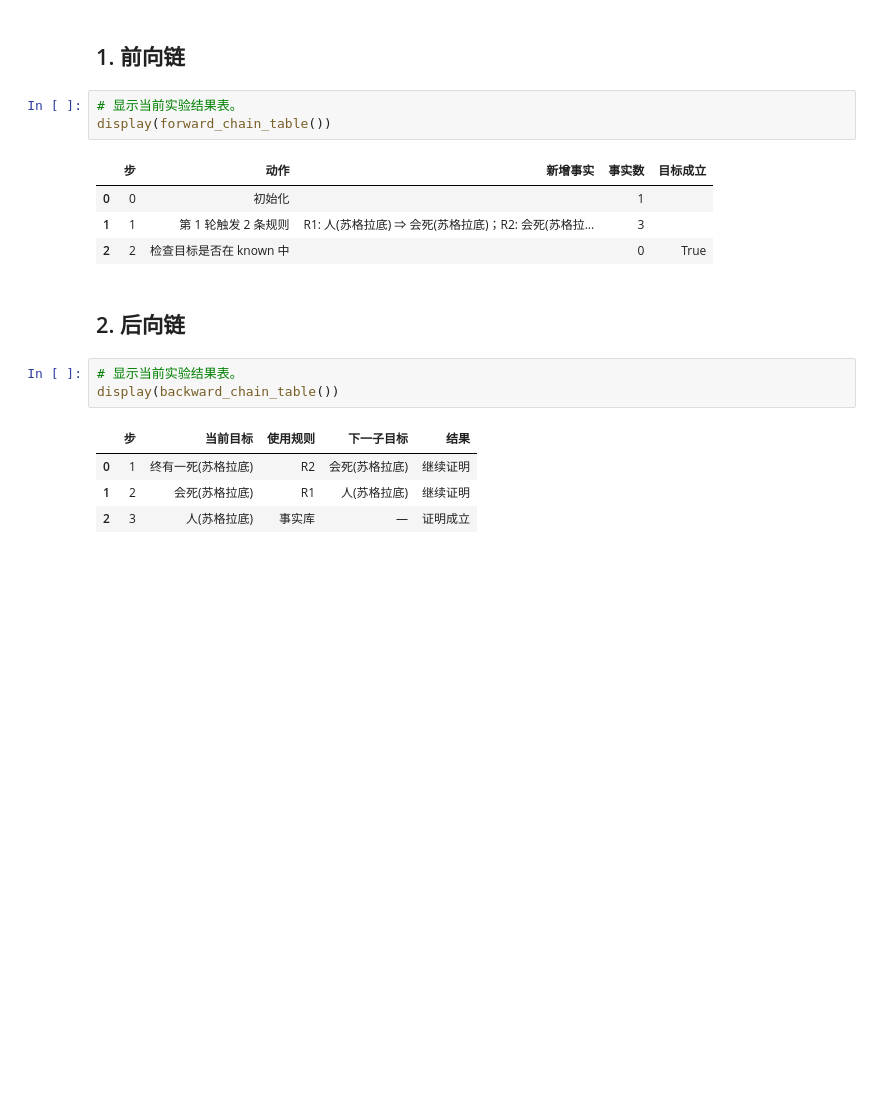
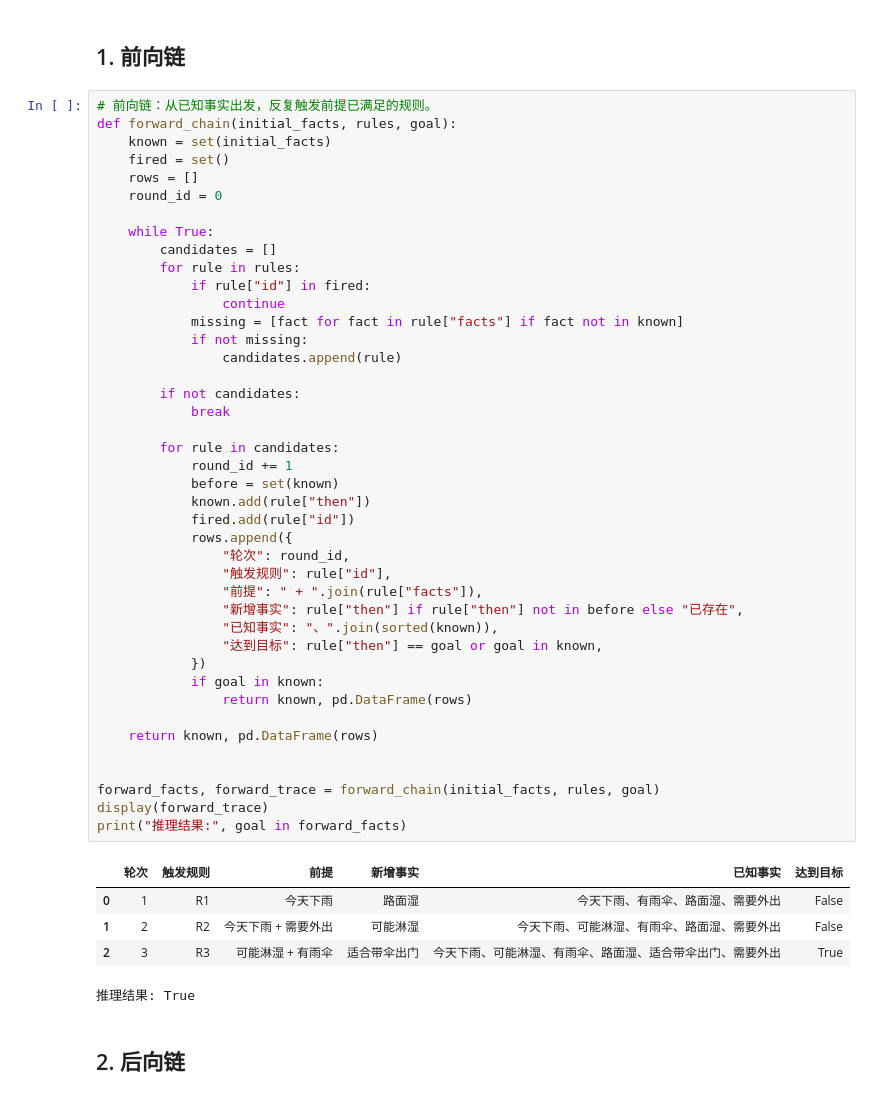
Before and after one commit to zhesun-0209/ai-thinking-labs, a Jupyter notebook: notebooks/ch06_forward_backward_chain.ipynb, the cells around one changed output. Cells and saved outputs as stored; diff of their text form; blank space fills up the shorter version.

```diff
--- a/notebooks/ch06_forward_backward_chain.ipynb
+++ b/notebooks/ch06_forward_backward_chain.ipynb
@@ -79,20 +91,52 @@ display(rules_table())
 # %% [markdown]
 ## 1. 前向链
-# %%
-# 显示当前实验结果表。
-display(forward_chain_table())
-# %% [output]
-|  | 步 | 动作 | 新增事实 | 事实数 | 目标成立 |
-| 0 | 0 | 初始化 |  | 1 |  |
-| 1 | 1 | 第 1 轮触发 2 条规则 | R1: 人(苏格拉底) ⇒ 会死(苏格拉底)；R2: 会死(苏格拉... | 3 |  |
-| 2 | 2 | 检查目标是否在 known 中 |  | 0 | True |
+# %%
+# 前向链：从已知事实出发，反复触发前提已满足的规则。
+def forward_chain(initial_facts, rules, goal):
+    known = set(initial_facts)
+    fired = set()
+    rows = []
+    round_id = 0
+
+    while True:
+        candidates = []
+        for rule in rules:
+            if rule["id"] in fired:
+                continue
+            missing = [fact for fact in rule["facts"] if fact not in known]
+            if not missing:
+                candidates.append(rule)
+
+        if not candidates:
+            break
+
+        for rule in candidates:
+            round_id += 1
+            before = set(known)
+            known.add(rule["then"])
+            fired.add(rule["id"])
+            rows.append({
+                "轮次": round_id,
+                "触发规则": rule["id"],
+                "前提": " + ".join(rule["facts"]),
+                "新增事实": rule["then"] if rule["then"] not in before else "已存在",
+                "已知事实": "、".join(sorted(known)),
+                "达到目标": rule["then"] == goal or goal in known,
+            })
+            if goal in known:
+                return known, pd.DataFrame(rows)
+
+    return known, pd.DataFrame(rows)
+
+
+forward_facts, forward_trace = forward_chain(initial_facts, rules, goal)
+display(forward_trace)
+print("推理结果:", goal in forward_facts)
+# %% [output]
+|  | 轮次 | 触发规则 | 前提 | 新增事实 | 已知事实 | 达到目标 |
+| 0 | 1 | R1 | 今天下雨 | 路面湿 | 今天下雨、有雨伞、路面湿、需要外出 | False |
+| 1 | 2 | R2 | 今天下雨 + 需要外出 | 可能淋湿 | 今天下雨、可能淋湿、有雨伞、路面湿、需要外出 | False |
+| 2 | 3 | R3 | 可能淋湿 + 有雨伞 | 适合带伞出门 | 今天下雨、可能淋湿、有雨伞、路面湿、适合带伞出门、需要外出 | True |
+推理结果: True
 # %% [markdown]
 ## 2. 后向链
-# %%
-# 显示当前实验结果表。
-display(backward_chain_table())
-# %% [output]
-|  | 步 | 当前目标 | 使用规则 | 下一子目标 | 结果 |
-| 0 | 1 | 终有一死(苏格拉底) | R2 | 会死(苏格拉底) | 继续证明 |
-| 1 | 2 | 会死(苏格拉底) | R1 | 人(苏格拉底) | 继续证明 |
-| 2 | 3 | 人(苏格拉底) | 事实库 | — | 证明成立 |
```
Also changed, not shown: parts of 10 cells of this notebook, 48 other files.
